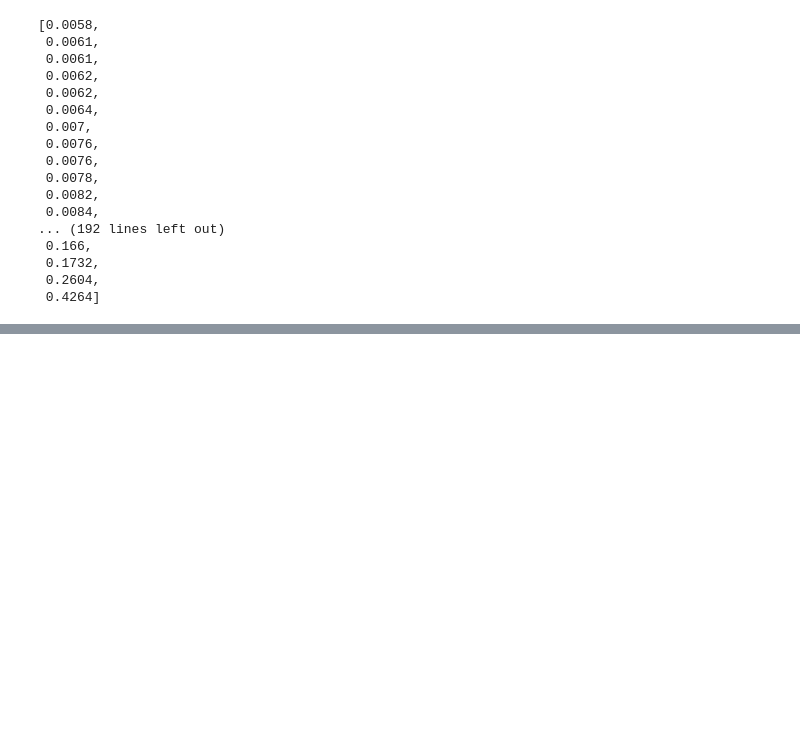
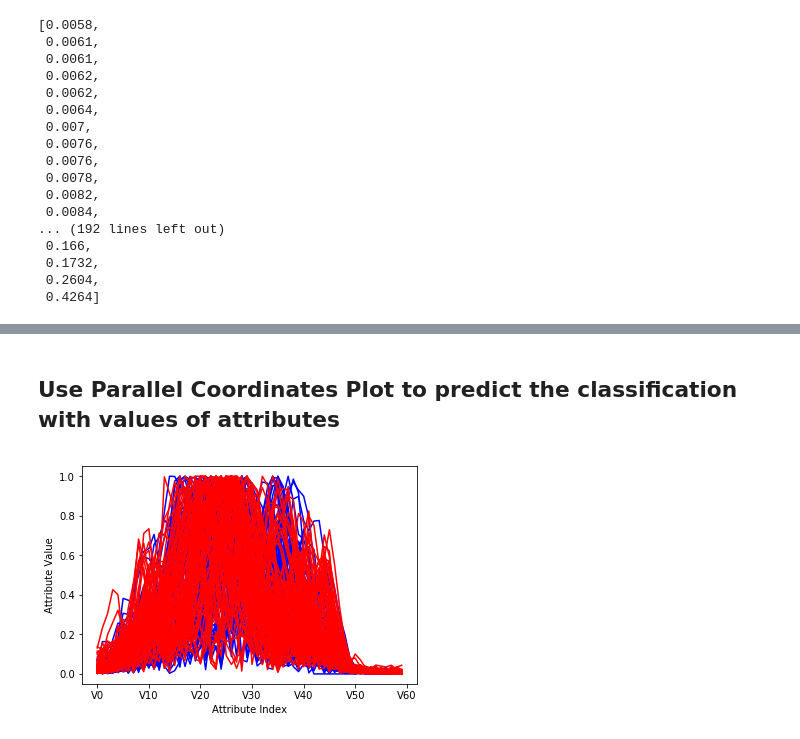
Before and after one commit to Coslate/DataMining_Final, a Jupyter notebook: Machine_Learning_In_Python_Essential_Techniques_For_Predictive_Analysis_CHP2.ipynb, the cells around one changed output, grey strips where cells are left out. Drawn from its saved outputs; the diff is of its cells as text; code cells hidden in the pictures; blank space fills up the shorter version.

Commit message:
Update Parallel Coordinate Plot

```diff
--- a/Machine_Learning_In_Python_Essential_Techniques_For_Predictive_Analysis_CHP2.ipynb
+++ b/Machine_Learning_In_Python_Essential_Techniques_For_Predictive_Analysis_CHP2.ipynb
@@ -392,0 +396,7 @@ sorted(data_col)
+# %%
+from   urllib.request import urlopen
+import sys
+
+target_url = ("https://archive.ics.uci.edu/ml/machine-learning-databases/undocumented/connectionist-bench/sonar/sonar.all-data")
+rock_mines_df = pd.read_csv(target_url, header=None, prefix='V')
+rock_mines_df
@@ -392,0 +456,28 @@ sorted(data_col)
+# %% [markdown]
+## Use Parallel Coordinates Plot to predict the classification with values of attributes
+# %%
+import matplotlib.pyplot as plt
+%matplotlib inline
+
+row_num = len(rock_mines_df.values)
+col_num = len(rock_mines_df.columns)
+
+for i in range(row_num):
+    #the last column is the label
+    if(rock_mines_df.iat[i, (col_num-1)] == 'M'):
+        pcolor = 'red'
+    else:
+        pcolor = 'blue'
+    #plot the data of each row
+    data_row = rock_mines_df.iloc[i, 0:(col_num-1)]
+    #data_row.plot(color = pcolor)
+    plt.xticks(range(0,col_num, 10), ['V'+str(x) for x in range(0, col_num, 10)])
+    plt.plot(list(rock_mines_df.columns)[0:(col_num-1)]
+             , list(data_row), color=pcolor)
+
+plt.xticks()
+plt.xlabel('Attribute Index')
+plt.ylabel('Attribute Value')
+plt.show()
+# %% [output]
+[figure, added]
```
Also changed, not shown: parts of 6 cells of this notebook.
